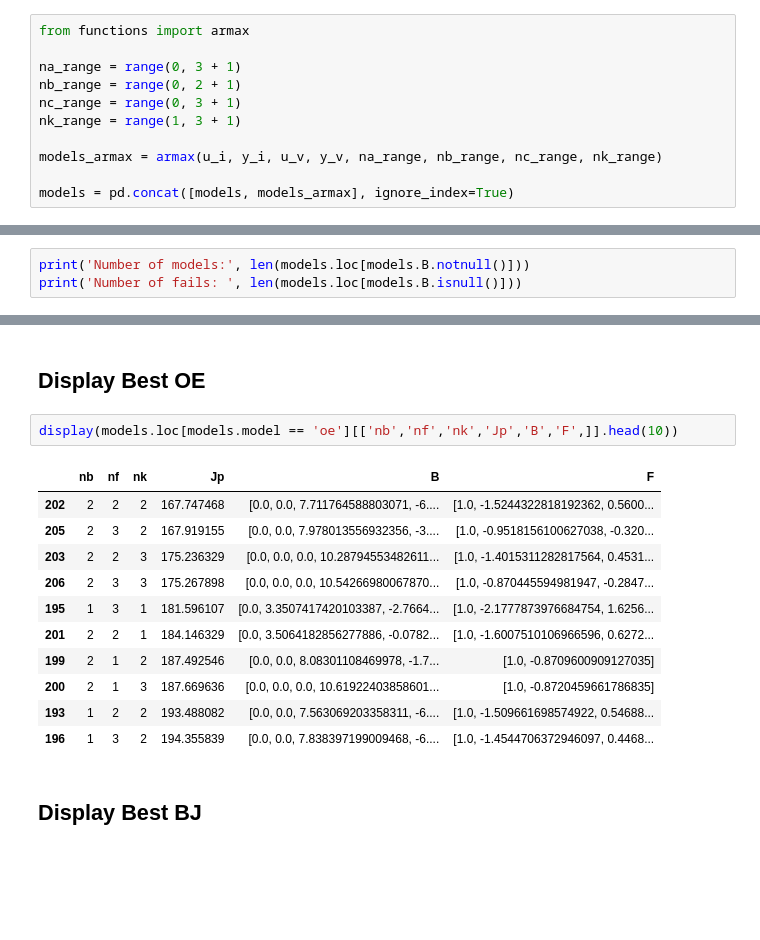
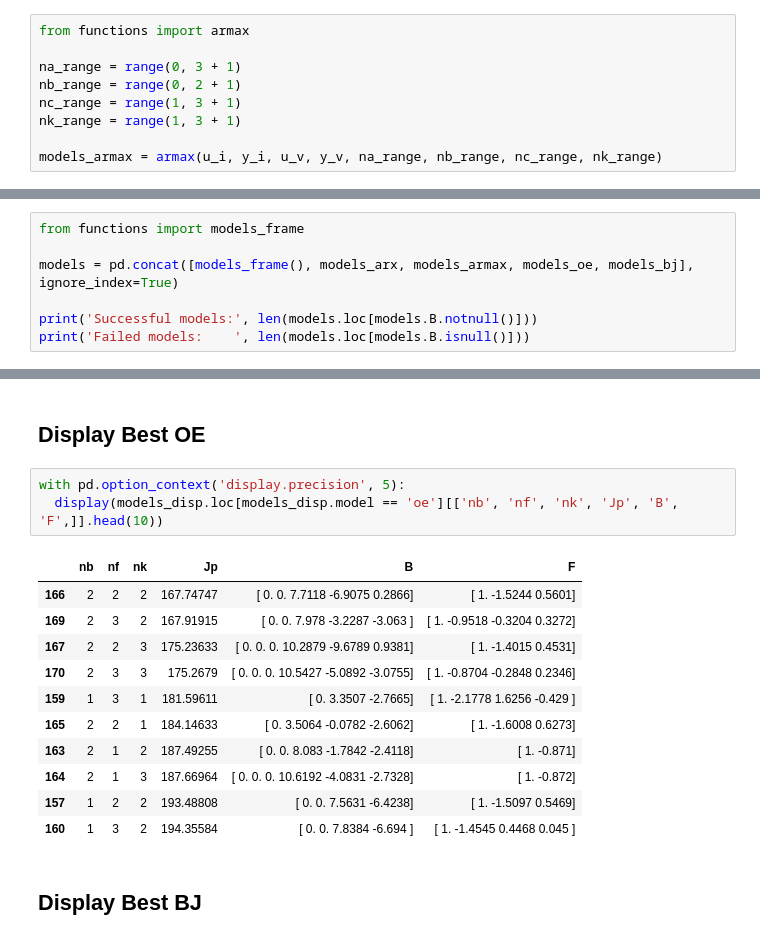
Before and after one commit to GuiBeal/system-identification, a Jupyter notebook: Python/main.ipynb, the cells around one changed output, grey strips where cells are left out. Drawn from its saved outputs; the diff is of its cells as text; blank space fills up the shorter version.

```diff
--- a/Python/main.ipynb
+++ b/Python/main.ipynb
@@ -158,12 +170,10 @@ from functions import armax
 
 na_range = range(0, 3 + 1)
 nb_range = range(0, 2 + 1)
-nc_range = range(0, 3 + 1)
+nc_range = range(1, 3 + 1)
 nk_range = range(1, 3 + 1)
 
 models_armax = armax(u_i, y_i, u_v, y_v, na_range, nb_range, nc_range, nk_range)
-
-models = pd.concat([models, models_armax], ignore_index=True)
 # %% [markdown]
 # Output Error
 
@@ -221,6 +247,10 @@ models = pd.concat([models, models_bj], ignore_index=True)
 # %% [markdown]
 # Results
 # %%
-print('Number of models:', len(models.loc[models.B.notnull()]))
-print('Number of fails: ', len(models.loc[models.B.isnull()]))
+from functions import models_frame
+
+models = pd.concat([models_frame(), models_arx, models_armax, models_oe, models_bj], ignore_index=True)
+
+print('Successful models:', len(models.loc[models.B.notnull()]))
+print('Failed models:    ', len(models.loc[models.B.isnull()]))
 # %% [output]
@@ -310,19 +434,20 @@ display(models.loc[models.model == 'armax'][['na','nb','nc','nk','Jp','A','B','C
 # %% [markdown]
 ## Display Best OE
 # %%
-display(models.loc[models.model == 'oe'][['nb','nf','nk','Jp','B','F',]].head(10))
+with pd.option_context('display.precision', 5):
+  display(models_disp.loc[models_disp.model == 'oe'][['nb', 'nf', 'nk', 'Jp', 'B', 'F',]].head(10))
 # %% [output]
 |  | nb | nf | nk | Jp | B | F |
-| 202 | 2 | 2 | 2 | 167.747468 | [0.0, 0.0, 7.711764588803071, -6.... | [1.0, -1.5244322818192362, 0.5600... |
-| 205 | 2 | 3 | 2 | 167.919155 | [0.0, 0.0, 7.978013556932356, -3.... | [1.0, -0.9518156100627038, -0.320... |
-| 203 | 2 | 2 | 3 | 175.236329 | [0.0, 0.0, 0.0, 10.28794553482611... | [1.0, -1.4015311282817564, 0.4531... |
-| 206 | 2 | 3 | 3 | 175.267898 | [0.0, 0.0, 0.0, 10.54266980067870... | [1.0, -0.870445594981947, -0.2847... |
-| 195 | 1 | 3 | 1 | 181.596107 | [0.0, 3.3507417420103387, -2.7664... | [1.0, -2.1777873976684754, 1.6256... |
-| 201 | 2 | 2 | 1 | 184.146329 | [0.0, 3.5064182856277886, -0.0782... | [1.0, -1.6007510106966596, 0.6272... |
-| 199 | 2 | 1 | 2 | 187.492546 | [0.0, 0.0, 8.08301108469978, -1.7... | [1.0, -0.8709600909127035] |
-| 200 | 2 | 1 | 3 | 187.669636 | [0.0, 0.0, 0.0, 10.61922403858601... | [1.0, -0.8720459661786835] |
-| 193 | 1 | 2 | 2 | 193.488082 | [0.0, 0.0, 7.563069203358311, -6.... | [1.0, -1.509661698574922, 0.54688... |
-| 196 | 1 | 3 | 2 | 194.355839 | [0.0, 0.0, 7.838397199009468, -6.... | [1.0, -1.4544706372946097, 0.4468... |
+| 166 | 2 | 2 | 2 | 167.74747 | [ 0. 0. 7.7118 -6.9075 0.2866] | [ 1. -1.5244 0.5601] |
+| 169 | 2 | 3 | 2 | 167.91915 | [ 0. 0. 7.978 -3.2287 -3.063 ] | [ 1. -0.9518 -0.3204 0.3272] |
+| 167 | 2 | 2 | 3 | 175.23633 | [ 0. 0. 0. 10.2879 -9.6789 0.9381] | [ 1. -1.4015 0.4531] |
+| 170 | 2 | 3 | 3 | 175.2679 | [ 0. 0. 0. 10.5427 -5.0892 -3.0755] | [ 1. -0.8704 -0.2848 0.2346] |
+| 159 | 1 | 3 | 1 | 181.59611 | [ 0. 3.3507 -2.7665] | [ 1. -2.1778 1.6256 -0.429 ] |
+| 165 | 2 | 2 | 1 | 184.14633 | [ 0. 3.5064 -0.0782 -2.6062] | [ 1. -1.6008 0.6273] |
+| 163 | 2 | 1 | 2 | 187.49255 | [ 0. 0. 8.083 -1.7842 -2.4118] | [ 1. -0.871] |
+| 164 | 2 | 1 | 3 | 187.66964 | [ 0. 0. 0. 10.6192 -4.0831 -2.7328] | [ 1. -0.872] |
+| 157 | 1 | 2 | 2 | 193.48808 | [ 0. 0. 7.5631 -6.4238] | [ 1. -1.5097 0.5469] |
+| 160 | 1 | 3 | 2 | 194.35584 | [ 0. 0. 7.8384 -6.694 ] | [ 1. -1.4545 0.4468 0.045 ] |
 # %% [markdown]
 ## Display Best BJ
 # %%
```
Also changed, not shown: parts of 21 cells of this notebook, 3 other files.
